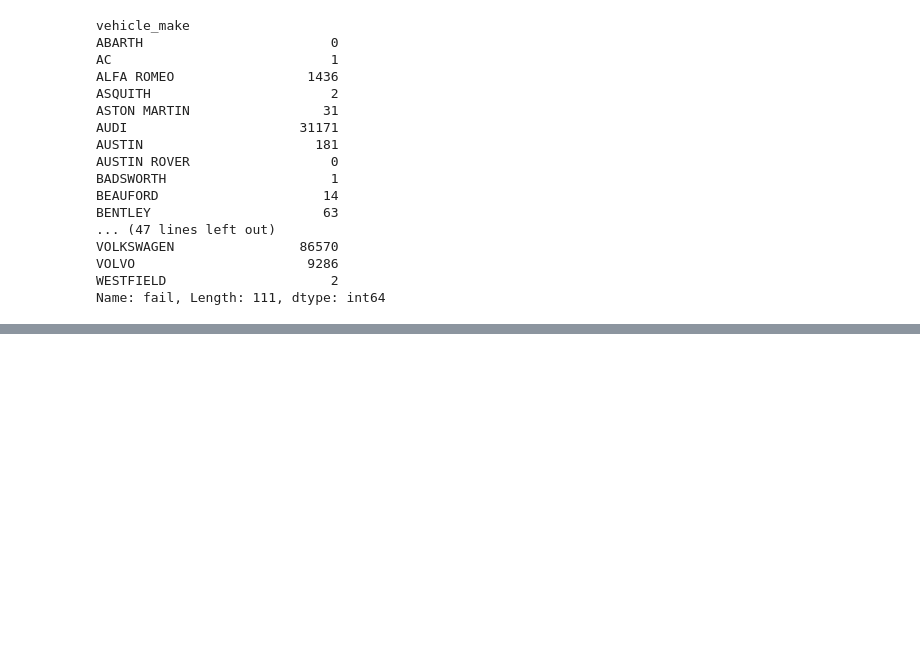
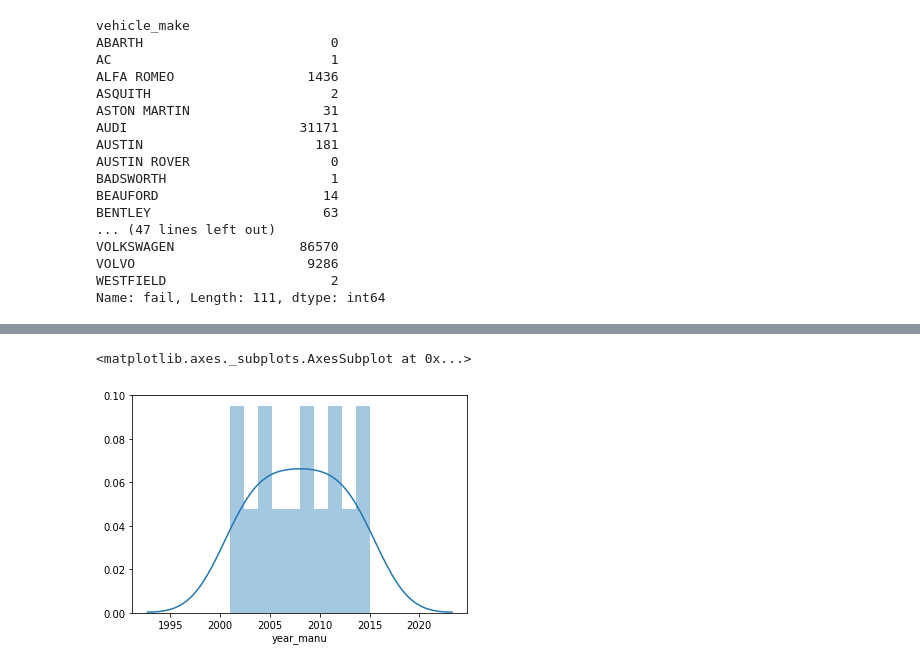
Before and after one commit to bexiturley/Programming-for-Data-Analysis-Project-2019, a Jupyter notebook: nct.ipynb, the cells around one changed output, grey strips where cells are left out. Saved outputs shown, nothing was run; the diff lists cells and outputs as text; code cells hidden in the pictures; blank space fills up the shorter version.

```diff
--- a/nct.ipynb
+++ b/nct.ipynb
@@ -236,3 +240,6 @@ VOLKSWAGEN                86570
 VOLVO                      9286
 WESTFIELD                     2
 Name: fail, Length: 111, dtype: int64
+# %%
+# Select only the ones which I want to look into Hyundai Santa Fe.  I am calling it df2 to keep it separate from the original one.
+df2=df[(df['vehicle_make'] == 'HYUNDAI') & (df['model'] == 'SANTA FE')]
@@ -238,0 +286,5 @@ Name: fail, Length: 111, dtype: int64
+# %%
+ sns.distplot(df2[ "year_manu"], bins=10)
+# %% [output]
+<matplotlib.axes._subplots.AxesSubplot at 0x...>
+[figure, added]
```
Also changed, not shown: parts of 16 cells of this notebook, 3 other files.
